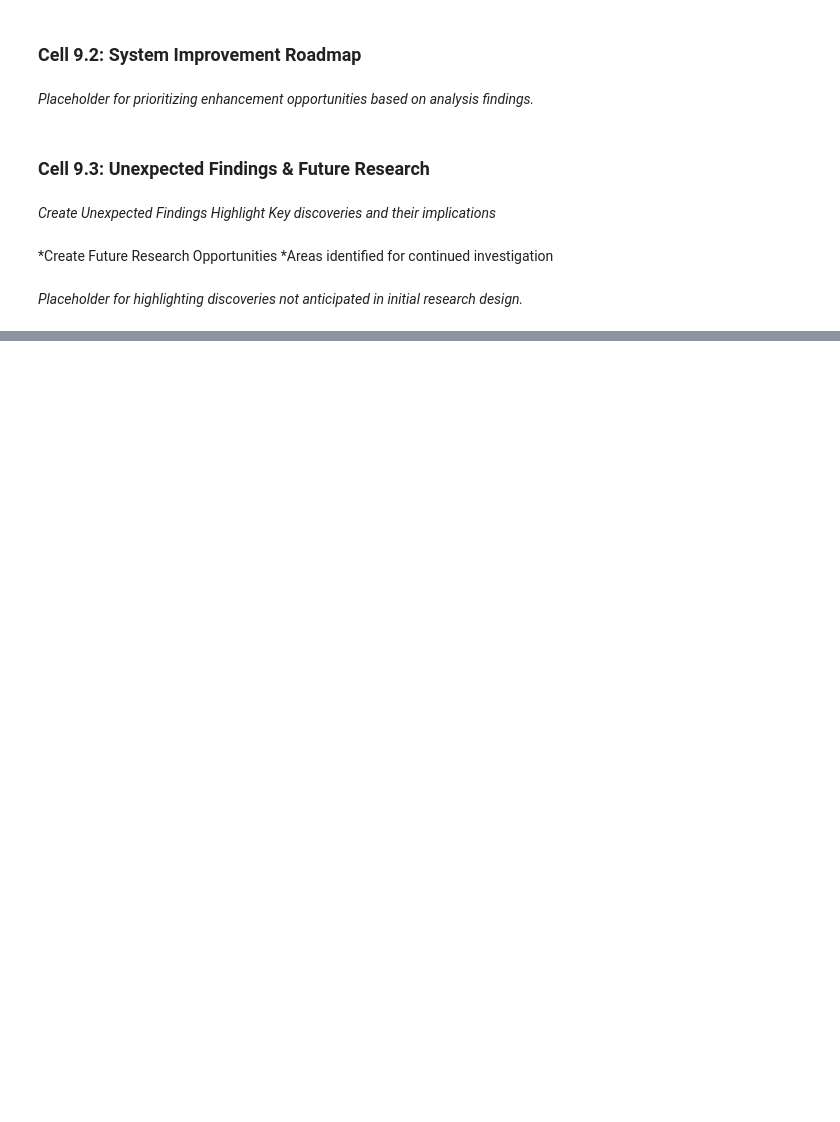
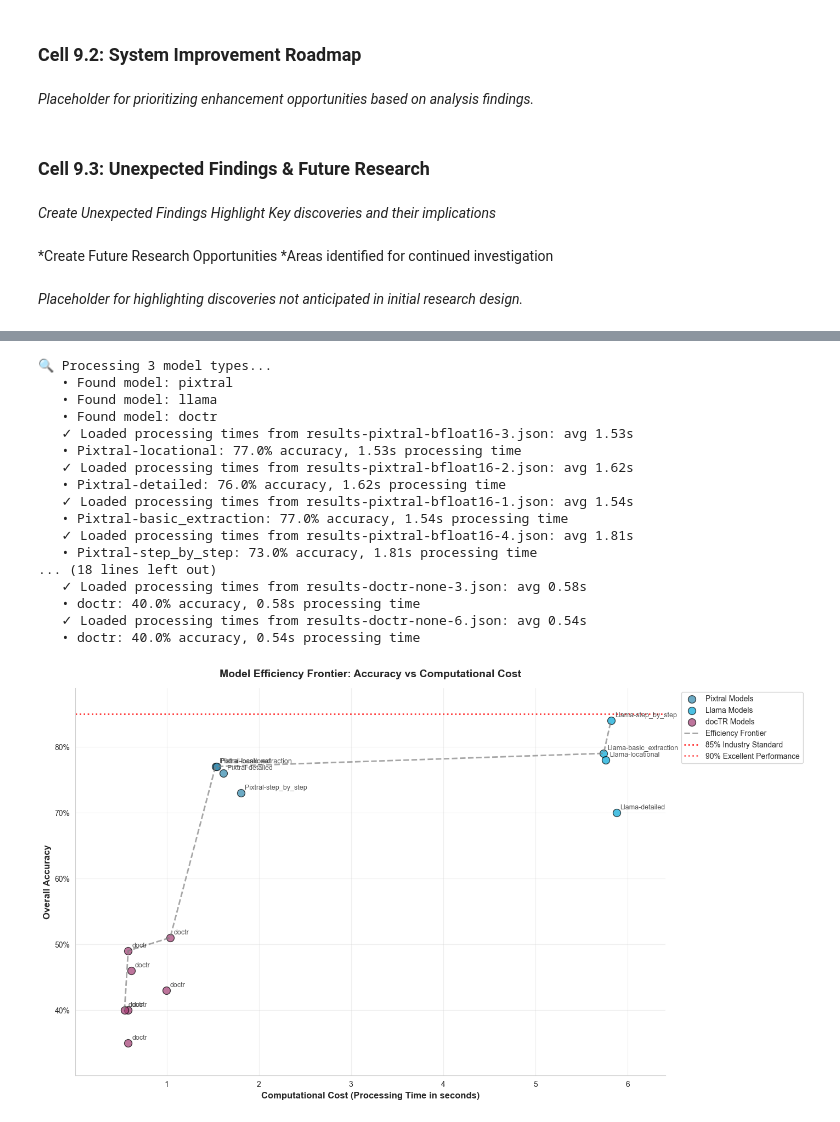
Before and after one commit to asmith81/UCSD_MJM, a Jupyter notebook: Deliverables-Code/notebooks/06_Final_Analysis_v2.ipynb, the cells around one changed output, grey strips where cells are left out. Saved outputs shown, nothing was run; the diff lists cells and outputs as text; code cells hidden in the pictures; blank space fills up the shorter version.

Commit message:
rough draft of analysis v2 complete

```diff
--- a/Deliverables-Code/notebooks/06_Final_Analysis_v2.ipynb
+++ b/Deliverables-Code/notebooks/06_Final_Analysis_v2.ipynb
@@ -998,0 +1197,28 @@ NameError: name 'comprehensive_dataset' is not defined
+# %%
+## Section 4.5: Efficiency Frontier Analysis
+
+import importlib
+import src.visualization as viz
+importlib.reload(viz)
+
+# Generate efficiency frontier analysis
+fig, efficiency_data = viz.generate_efficiency_frontier_analysis(COMPREHENSIVE_DATASET)
+# %% [output]
+🔍 Processing 3 model types...
+   • Found model: pixtral
+   • Found model: llama
+   • Found model: doctr
+   ✓ Loaded processing times from results-pixtral-bfloat16-3.json: avg 1.53s
+   • Pixtral-locational: 77.0% accuracy, 1.53s processing time
+   ✓ Loaded processing times from results-pixtral-bfloat16-2.json: avg 1.62s
+   • Pixtral-detailed: 76.0% accuracy, 1.62s processing time
+   ✓ Loaded processing times from results-pixtral-bfloat16-1.json: avg 1.54s
+   • Pixtral-basic_extraction: 77.0% accuracy, 1.54s processing time
+   ✓ Loaded processing times from results-pixtral-bfloat16-4.json: avg 1.81s
+   • Pixtral-step_by_step: 73.0% accuracy, 1.81s processing time
+... (18 lines left out)
+   ✓ Loaded processing times from results-doctr-none-3.json: avg 0.58s
+   • doctr: 40.0% accuracy, 0.58s processing time
+   ✓ Loaded processing times from results-doctr-none-6.json: avg 0.54s
+   • doctr: 40.0% accuracy, 0.54s processing time
+[figure, added]
```
Also changed, not shown: parts of 5 cells of this notebook, 1 other file.
